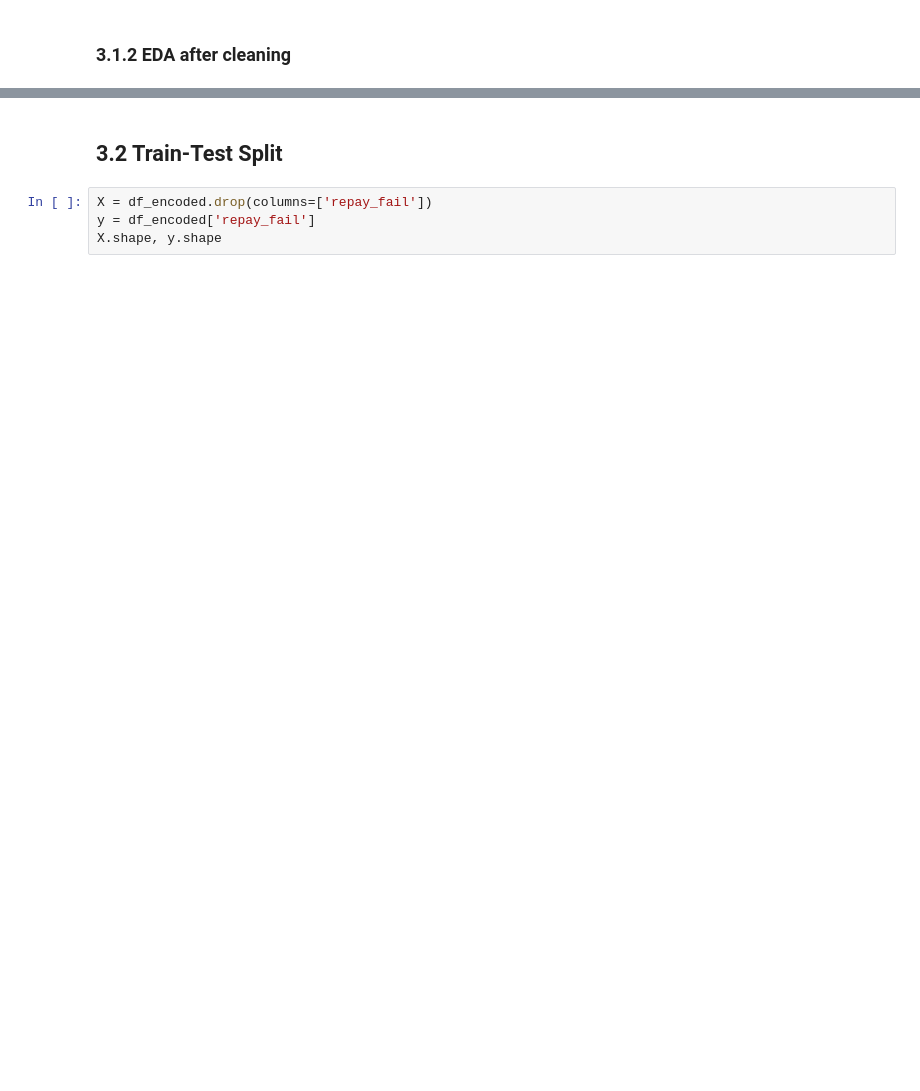
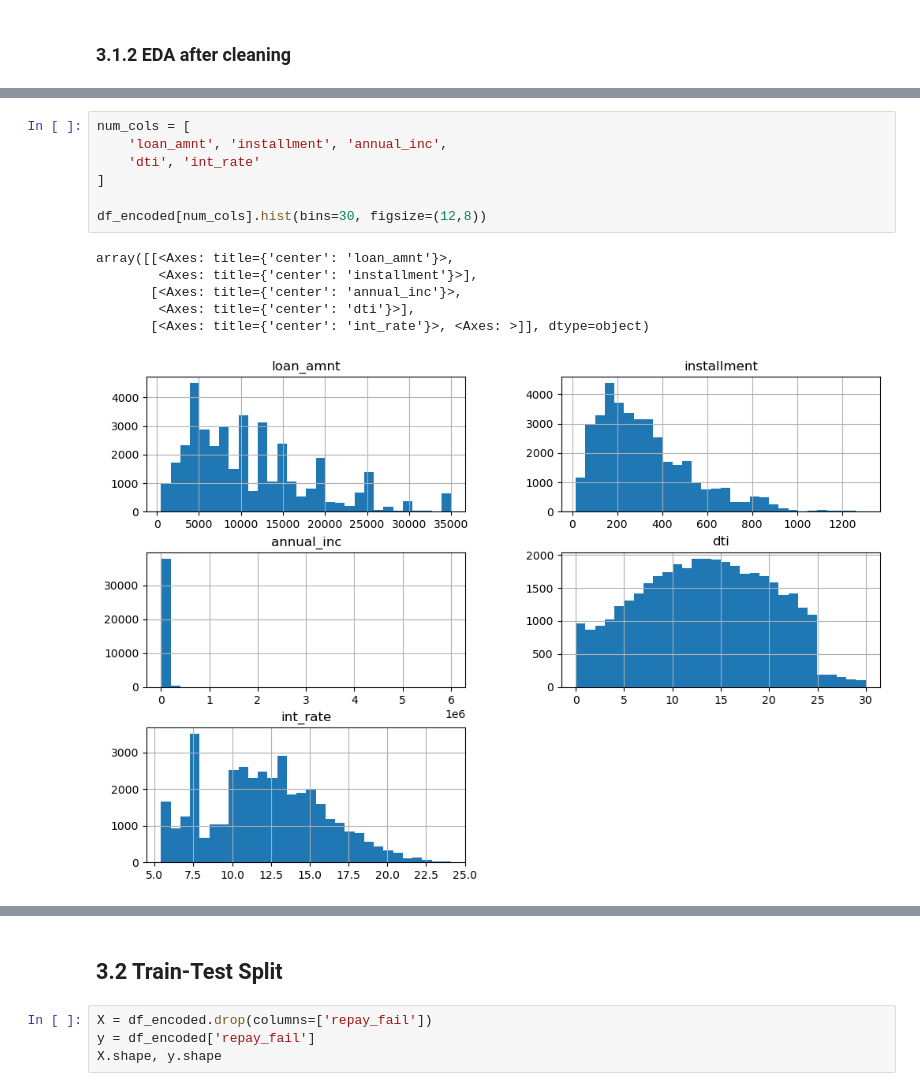
Before and after one commit to Theducklingandmonkey/Mldp_Loan_evaluation, a Jupyter notebook: MLDP Program Codes Submission Template.ipynb, the cells around one changed output, grey strips where cells are left out. Saved outputs shown, nothing was run; the diff lists cells and outputs as text; blank space fills up the shorter version.

```diff
--- a/MLDP Program Codes Submission Template.ipynb
+++ b/MLDP Program Codes Submission Template.ipynb
@@ -611,3 +588,17 @@ repay_fail
 0    0.848537
 1    0.151463
 Name: proportion, dtype: float64
+# %%
+num_cols = [
+    'loan_amnt', 'installment', 'annual_inc',
+    'dti', 'int_rate'
+]
+
+df_encoded[num_cols].hist(bins=30, figsize=(12,8))
+# %% [output]
+array([[<Axes: title={'center': 'loan_amnt'}>,
+        <Axes: title={'center': 'installment'}>],
+       [<Axes: title={'center': 'annual_inc'}>,
+        <Axes: title={'center': 'dti'}>],
+       [<Axes: title={'center': 'int_rate'}>, <Axes: >]], dtype=object)
+[figure, added]
```
Also changed, not shown: parts of 14 cells of this notebook.
